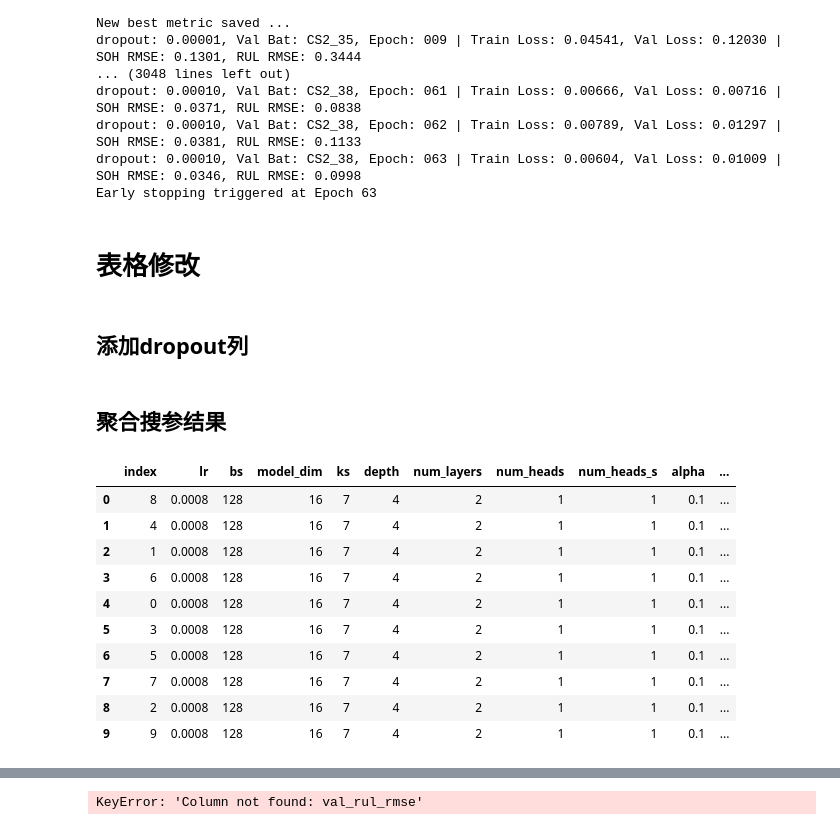
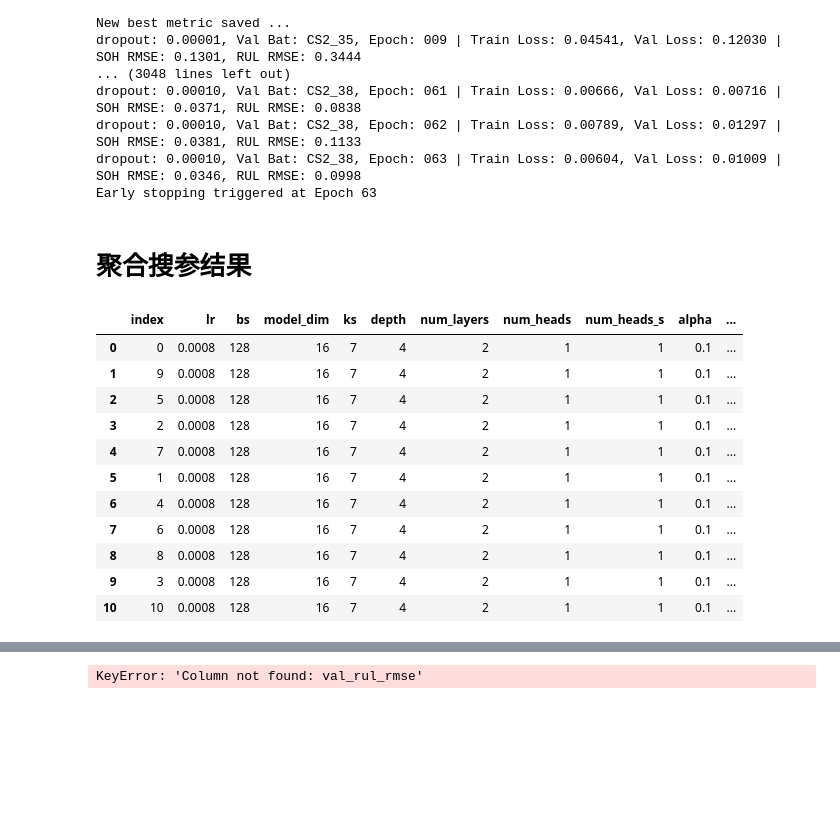
Before and after one commit to ZRui2001/RUL_multi_task, a Jupyter notebook: train.ipynb, the cells around one changed output, grey strips where cells are left out. Cells and saved outputs as stored; diff of their text form; code cells hidden in the pictures; blank space fills up the shorter version.

```diff
--- a/train.ipynb
+++ b/train.ipynb
@@ -540,7 +540,3 @@ dropout: 0.00010, Val Bat: CS2_38, Epoch: 061 | Train Loss: 0.00666, Val Loss: 0
 dropout: 0.00010, Val Bat: CS2_38, Epoch: 062 | Train Loss: 0.00789, Val Loss: 0.01297 | SOH RMSE: 0.0381, RUL RMSE: 0.1133
 dropout: 0.00010, Val Bat: CS2_38, Epoch: 063 | Train Loss: 0.00604, Val Loss: 0.01009 | SOH RMSE: 0.0346, RUL RMSE: 0.0998
 Early stopping triggered at Epoch 63
-# %% [markdown]
-# 表格修改
-# %% [markdown]
-## 添加dropout列
@@ -553,2 +543,2 @@ Early stopping triggered at Epoch 63
 # %% [markdown]
-## 聚合搜参结果
+# 聚合搜参结果
@@ -555,36 +561,37 @@ Early stopping triggered at Epoch 63
 # %%
 all_dir = 'param_search_res/all_res_new'
 group_dir = 'param_search_res/group_res_new'
 
 params = ['lr', 'bs', 'model_dim', 'ks', 'depth', 'num_layers', 'num_heads', 'num_heads_s', 'alpha', 'dropout']
 
 # for root, dirs, files in os.walk(all_dir):
 #     for file in files:
 #         if file.endswith('.csv'):
-# file = f'{dataset}_ht_hs.csv'
-file = result_path.split("/")[-1]
+file = f'{dataset}_dp.csv'
+# file = result_path.split("/")[-1]
 old_path = os.path.join(all_dir, file)
 new_path = os.path.join(group_dir, file)
 
 # print(new_path)
 df = pd.read_csv(old_path)
 df = df.groupby(params)['val_rul_rmse'].agg(
     rul_rmse_mean='mean',
     rul_rmse_std='std'
 ).reset_index()
-# df.to_csv(new_path, index=False)
+df.to_csv(new_path, index=False)
 df.sort_values('rul_rmse_mean').reset_index()
 # df
 # %% [output]
 |  | index | lr | bs | model_dim | ks | depth | num_layers | num_heads | num_heads_s | alpha | ... |
-| 0 | 8 | 0.0008 | 128 | 16 | 7 | 4 | 2 | 1 | 1 | 0.1 | ... |
-| 1 | 4 | 0.0008 | 128 | 16 | 7 | 4 | 2 | 1 | 1 | 0.1 | ... |
-| 2 | 1 | 0.0008 | 128 | 16 | 7 | 4 | 2 | 1 | 1 | 0.1 | ... |
-| 3 | 6 | 0.0008 | 128 | 16 | 7 | 4 | 2 | 1 | 1 | 0.1 | ... |
-| 4 | 0 | 0.0008 | 128 | 16 | 7 | 4 | 2 | 1 | 1 | 0.1 | ... |
-| 5 | 3 | 0.0008 | 128 | 16 | 7 | 4 | 2 | 1 | 1 | 0.1 | ... |
-| 6 | 5 | 0.0008 | 128 | 16 | 7 | 4 | 2 | 1 | 1 | 0.1 | ... |
-| 7 | 7 | 0.0008 | 128 | 16 | 7 | 4 | 2 | 1 | 1 | 0.1 | ... |
-| 8 | 2 | 0.0008 | 128 | 16 | 7 | 4 | 2 | 1 | 1 | 0.1 | ... |
-| 9 | 9 | 0.0008 | 128 | 16 | 7 | 4 | 2 | 1 | 1 | 0.1 | ... |
+| 0 | 0 | 0.0008 | 128 | 16 | 7 | 4 | 2 | 1 | 1 | 0.1 | ... |
+| 1 | 9 | 0.0008 | 128 | 16 | 7 | 4 | 2 | 1 | 1 | 0.1 | ... |
+| 2 | 5 | 0.0008 | 128 | 16 | 7 | 4 | 2 | 1 | 1 | 0.1 | ... |
+| 3 | 2 | 0.0008 | 128 | 16 | 7 | 4 | 2 | 1 | 1 | 0.1 | ... |
+| 4 | 7 | 0.0008 | 128 | 16 | 7 | 4 | 2 | 1 | 1 | 0.1 | ... |
+| 5 | 1 | 0.0008 | 128 | 16 | 7 | 4 | 2 | 1 | 1 | 0.1 | ... |
+| 6 | 4 | 0.0008 | 128 | 16 | 7 | 4 | 2 | 1 | 1 | 0.1 | ... |
+| 7 | 6 | 0.0008 | 128 | 16 | 7 | 4 | 2 | 1 | 1 | 0.1 | ... |
+| 8 | 8 | 0.0008 | 128 | 16 | 7 | 4 | 2 | 1 | 1 | 0.1 | ... |
+| 9 | 3 | 0.0008 | 128 | 16 | 7 | 4 | 2 | 1 | 1 | 0.1 | ... |
+| 10 | 10 | 0.0008 | 128 | 16 | 7 | 4 | 2 | 1 | 1 | 0.1 | ... |
 # %% [markdown]
```
Also changed, not shown: parts of 8 cells of this notebook, 23 other files.
